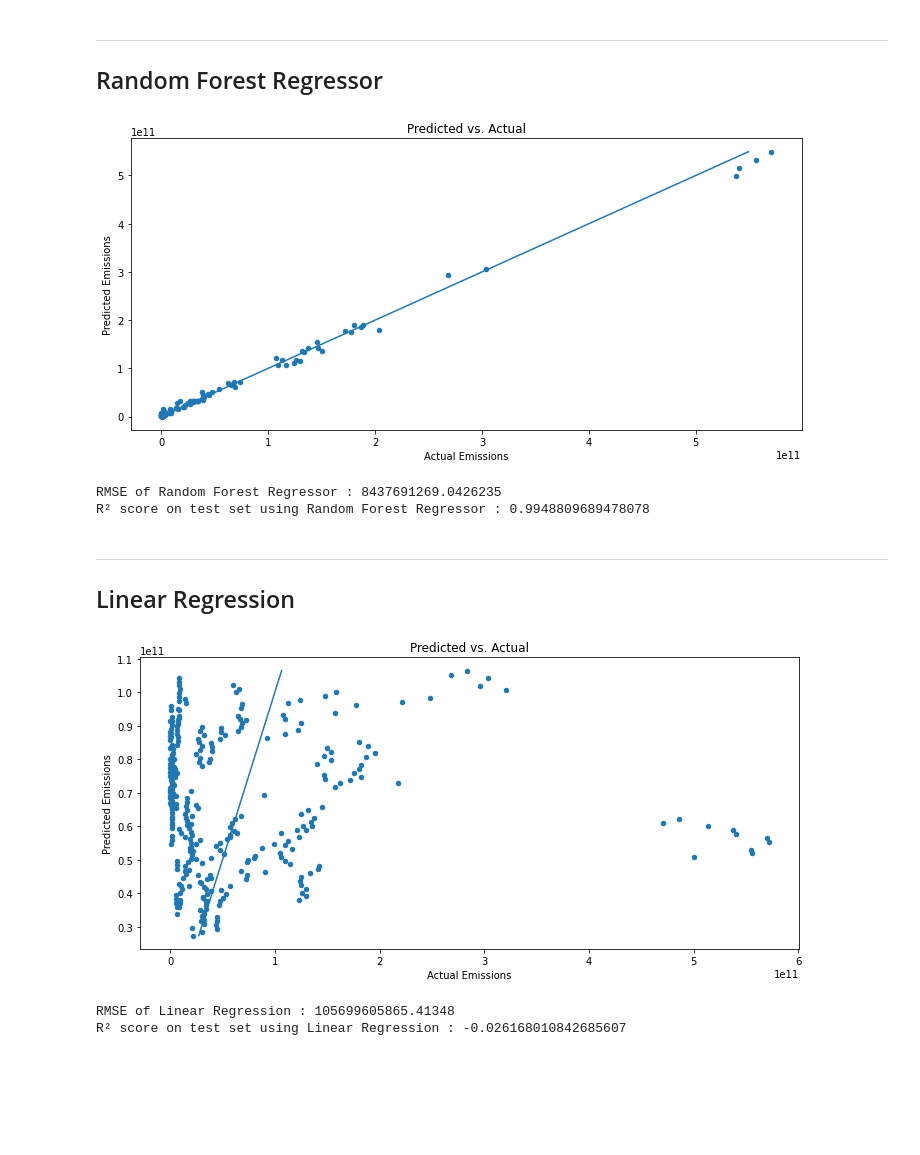
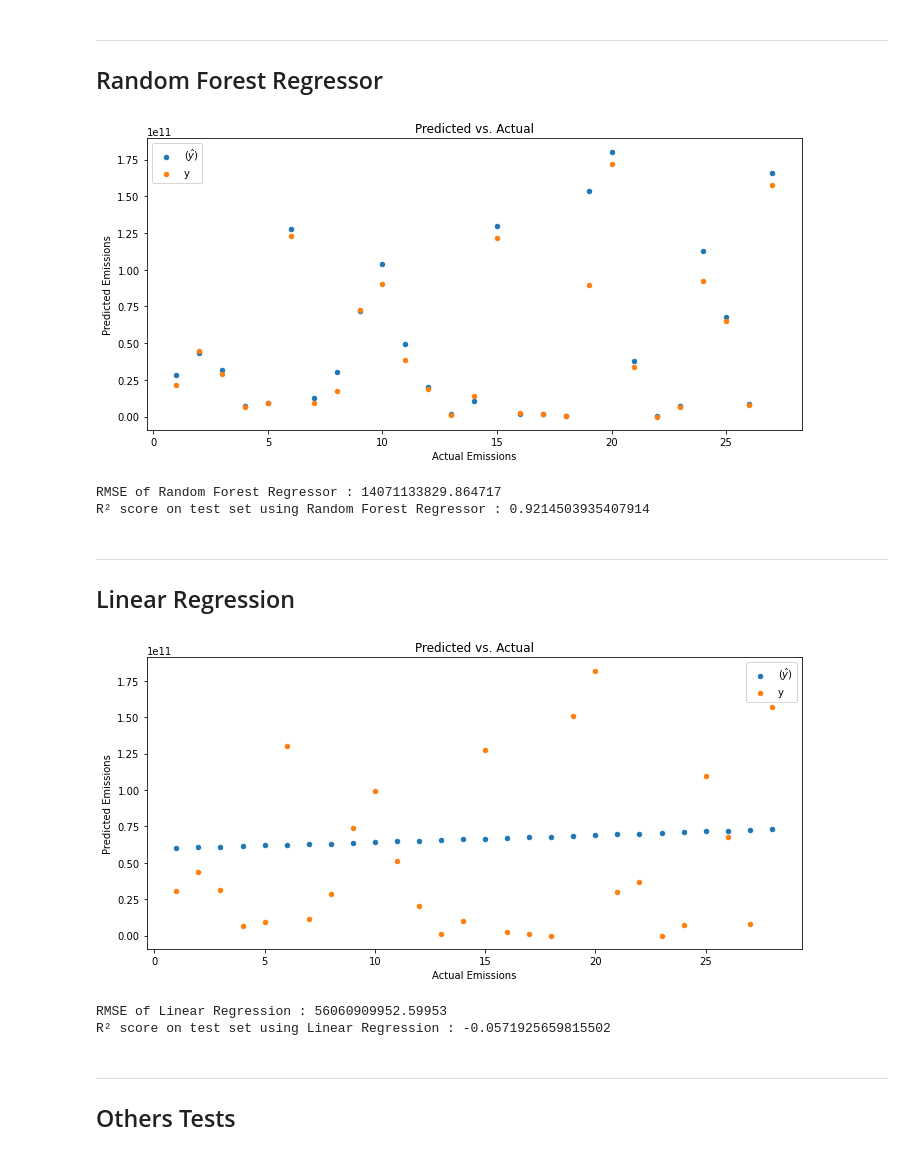
Before and after one commit to taredalen/AirPollutionPrediction, a Jupyter notebook: prediction/F1Prediction.ipynb, the cells around one changed output. Drawn from its saved outputs; the diff is of its cells as text; code cells hidden in the pictures; blank space fills up the shorter version.

Commit message:
pivot prediction : dt, random forest, lr models

```diff
--- a/prediction/F1Prediction.ipynb
+++ b/prediction/F1Prediction.ipynb
@@ -217,5 +218,7 @@ splits_pollutant = get_test_train(selected_pollutant)
 # %%
-index = 12
+from sklearn.preprocessing import StandardScaler
+
+index = 11
 X_train = splits_pollutant['train'][index][['year', 'country']]
 y_train = splits_pollutant['train'][index][[selected_pollutant]]
 X_test = splits_pollutant['test'][index][['year', 'country']]
@@ -227,12 +255,13 @@ from sklearn.metrics import r2_score
 
 def show_plot(y_pred, y_test, model):
     plt.figure(figsize=(10, 5))
-    plt.scatter(y_test, y_pred, s=20)
+    plt.scatter(np.arange(1, len(y_pred) + 1), y_pred, label='$(\hat{y}$)' ,s=20)
+    plt.scatter(np.arange(1, len(y_test) + 1), y_test, label='y' ,s=20)
     plt.title('Predicted vs. Actual')
     plt.xlabel('Actual Emissions')
     plt.ylabel('Predicted Emissions')
-
-    plt.plot([min(y_pred), max(y_pred)], [min(y_pred), max(y_pred)])
+    plt.legend()
+    #plt.plot([min(y_pred), max(y_pred)], [min(y_pred), max(y_pred)])
     plt.tight_layout()
     plt.show()
 
@@ -257,35 +286,39 @@ R² score on test set using Decision Tree Regression : 0.8338764776825297
 ---
 ## Random Forest Regressor
 # %%
+from sklearn.model_selection import cross_val_predict
 from sklearn.ensemble import RandomForestRegressor
 
-X_train2, X_test2, y_train2, y_test2 = train_test_split(X_train, y_train.values.ravel())
-forest_model = RandomForestRegressor(n_estimators=500, n_jobs=-1)
+forest_model = RandomForestRegressor(n_estimators=1000, n_jobs=-1, random_state=1)
 
-forest_model.fit(X_train2, y_train2)
-y_pred2 = forest_model.predict(X_test2)
+forest_model.fit(X_train, y_train.values.ravel())
+y_pred2 = forest_model.predict(X_test)
 
-show_plot(y_pred2, y_test2, 'Random Forest Regressor')
+y_pred_rf = cross_val_predict(forest_model, X, y, cv=10 )
+
+show_plot(y_pred2, y_test, 'Random Forest Regressor')
 # %% [output]
-[figure, old version]
+[figure, new version]
-RMSE of Random Forest Regressor : 8437691269.0426235
-R² score on test set using Random Forest Regressor : 0.9948809689478078
+RMSE of Random Forest Regressor : 14071133829.864717
+R² score on test set using Random Forest Regressor : 0.9214503935407914
 # %% [markdown]
 ---
 ## Linear Regression
 # %%
 from sklearn.linear_model import LinearRegression
 from sklearn.model_selection import train_test_split
 
-X_train3, X_test3, y_train3, y_test3 = train_test_split(X_train, y_train, test_size=0.8, random_state=42)
 linear_model = LinearRegression()
 
-linear_model.fit(X_train3, y_train3)
-linear_model.score(X_test3, y_test3)
-y_pred3 = linear_model.predict(X_test3)
+linear_model.fit(X_train, y_train)
+linear_model.score(X_test, y_test)
+y_pred3 = linear_model.predict(X_test)
 
-show_plot(y_pred3, y_test3, 'Linear Regression')
+show_plot(y_pred3, y_test, 'Linear Regression')
 # %% [output]
-[figure, old version]
+[figure, new version]
-RMSE of Linear Regression : 105699605865.41348
-R² score on test set using Linear Regression : -0.026168010842685607
+RMSE of Linear Regression : 56060909952.59953
+R² score on test set using Linear Regression : -0.0571925659815502
+# %% [markdown]
+---
+## Others Tests
```
Also changed, not shown: parts of 13 cells of this notebook, 1 other file.
